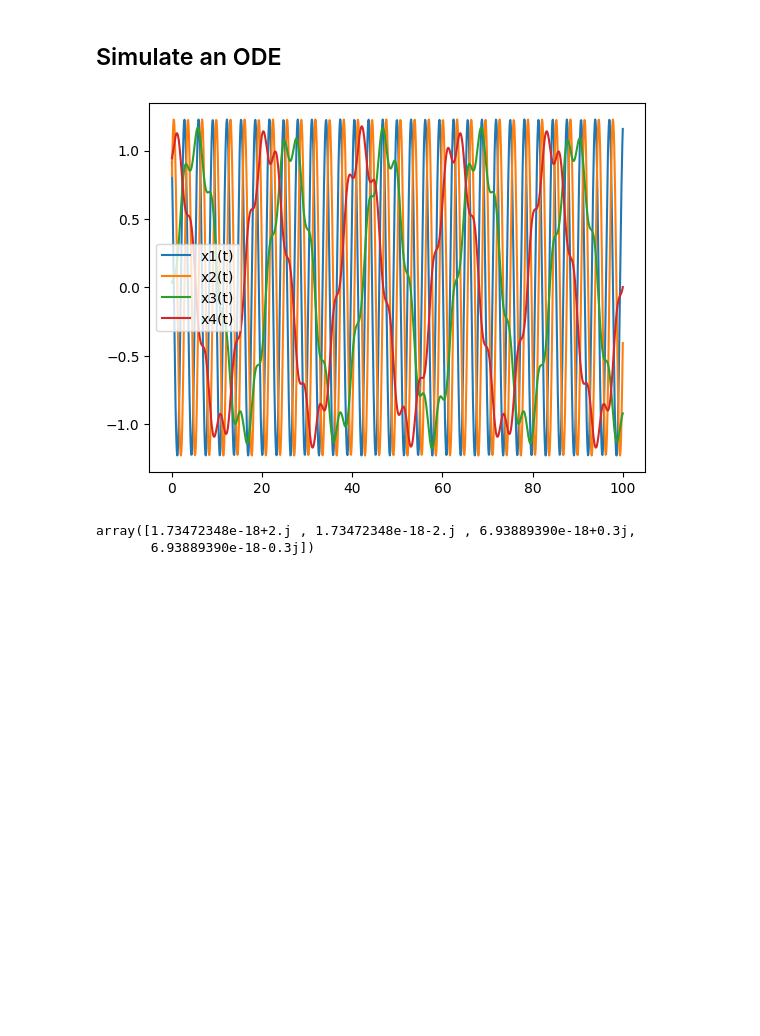
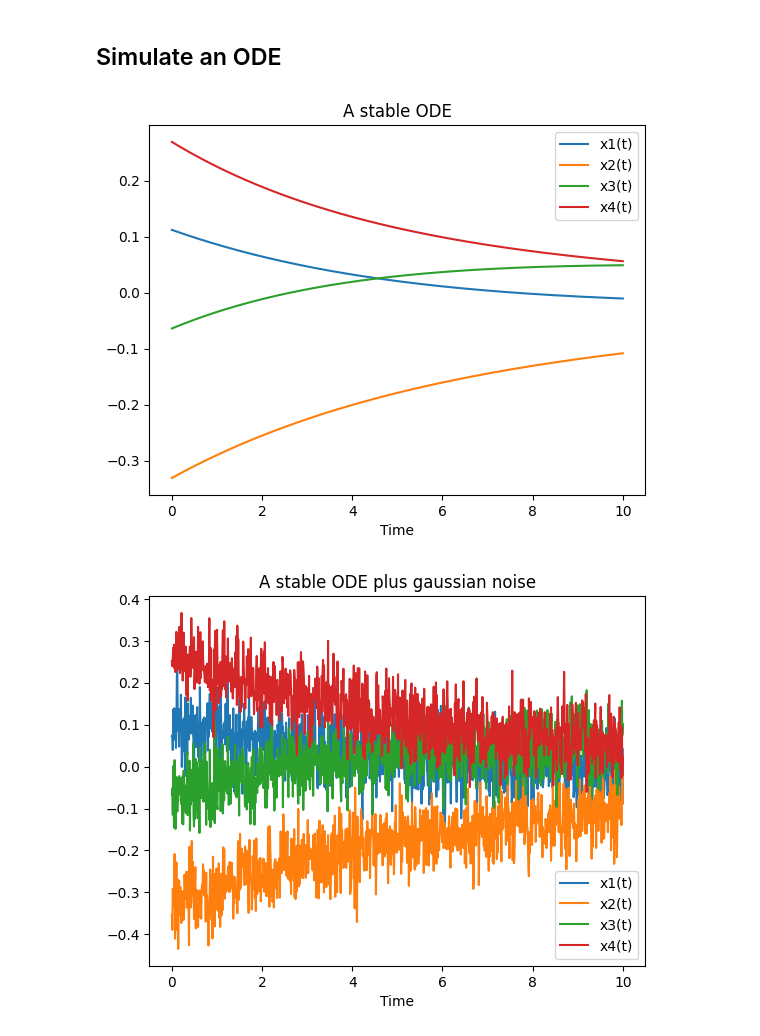
Before and after one commit to djpasseyjr/graphinference, a Jupyter notebook: Notebooks/Jupyter/VARvsODE.ipynb, the cells around one changed output. Cells and saved outputs as stored; diff of their text form; code cells hidden in the pictures; blank space fills up the shorter version.

```diff
--- a/Notebooks/Jupyter/VARvsODE.ipynb
+++ b/Notebooks/Jupyter/VARvsODE.ipynb
@@ -23,31 +26,45 @@ rng = np.random.RandomState(111)
 # %%
 
 
 # Build adj matrix
 A = np.array([
-    [0., -2., 0., 0.],
-    [2, 0., 0., 0.],
-    [0., -.2, 0., .3],
-    [0., .2, -.3 , 0.],
-
+    [0., 1., 0., 1.],
+    [1., 0., 0., 0.],
+    [0., 0., 0., 1.],
+    [1., 0., 1. , 0.],
 ])
 
+D = np.diag(np.sum(A.T, axis=1))
+c = -0.1
 
 # Use the adj to make a linear ODE
-dxdt = lambda x,t : A @ x
-x0 = np.random.rand(A.shape[0])
-t = np.linspace(0, 100, 1000)
+dxdt = lambda x, t : c * (D - A) @ x
+x0 = np.random.rand(A.shape[0]) -.5
+
+num_points = 1000
+t = np.linspace(0, 10, num_points)
 x_sol = integrate.odeint(dxdt, x0, t)
 
 # Plot the result
 for i in range(A.shape[0]):
     plt.plot(t, x_sol[:, i], label=f"x{i+1}(t)")
 plt.legend()
+plt.title("A stable ODE")
+plt.xlabel("Time")
 plt.show()
+
+# Add noise ~ N(0, sig)
+sig = 0.05
+gaus_noise = sig * np.random.randn(*x_sol.shape)
+noisy_x_sol = x_sol + gaus_noise
+
+# Plot with noise
+for i in range(A.shape[0]):
+    plt.plot(t, noisy_x_sol[:, i], label=f"x{i+1}(t)")
+plt.legend()
+plt.title("A stable ODE plus gaussian noise")
+plt.xlabel("Time")
+plt.show()
 # %% [output]
-[figure, old version]
+[figure, new version]
+[figure, added]
-# %%
-np.linalg.eigvals(A)
-# %% [output]
-array([1.73472348e-18+2.j , 1.73472348e-18-2.j , 6.93889390e-18+0.3j,
-       6.93889390e-18-0.3j])
```
Also changed, not shown: parts of 20 cells of this notebook, 5 other files.
